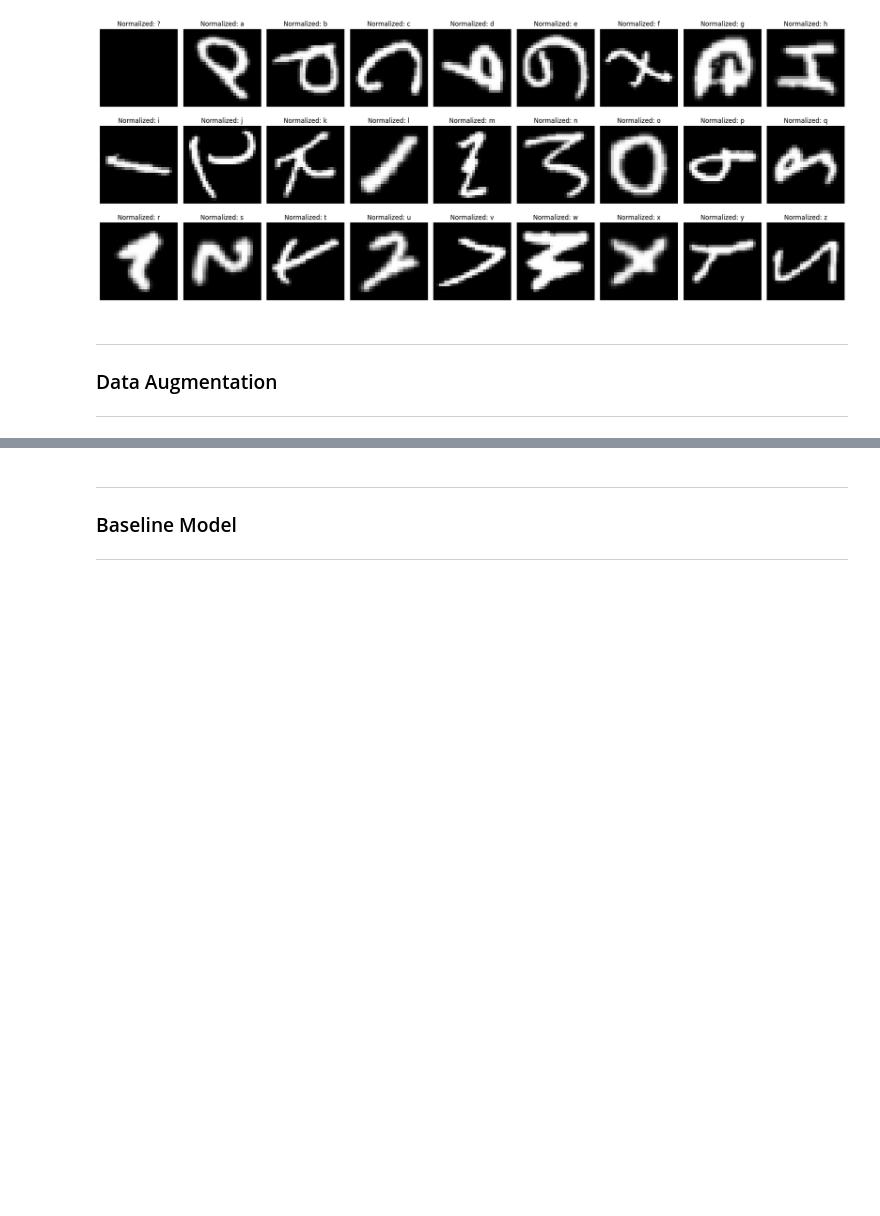
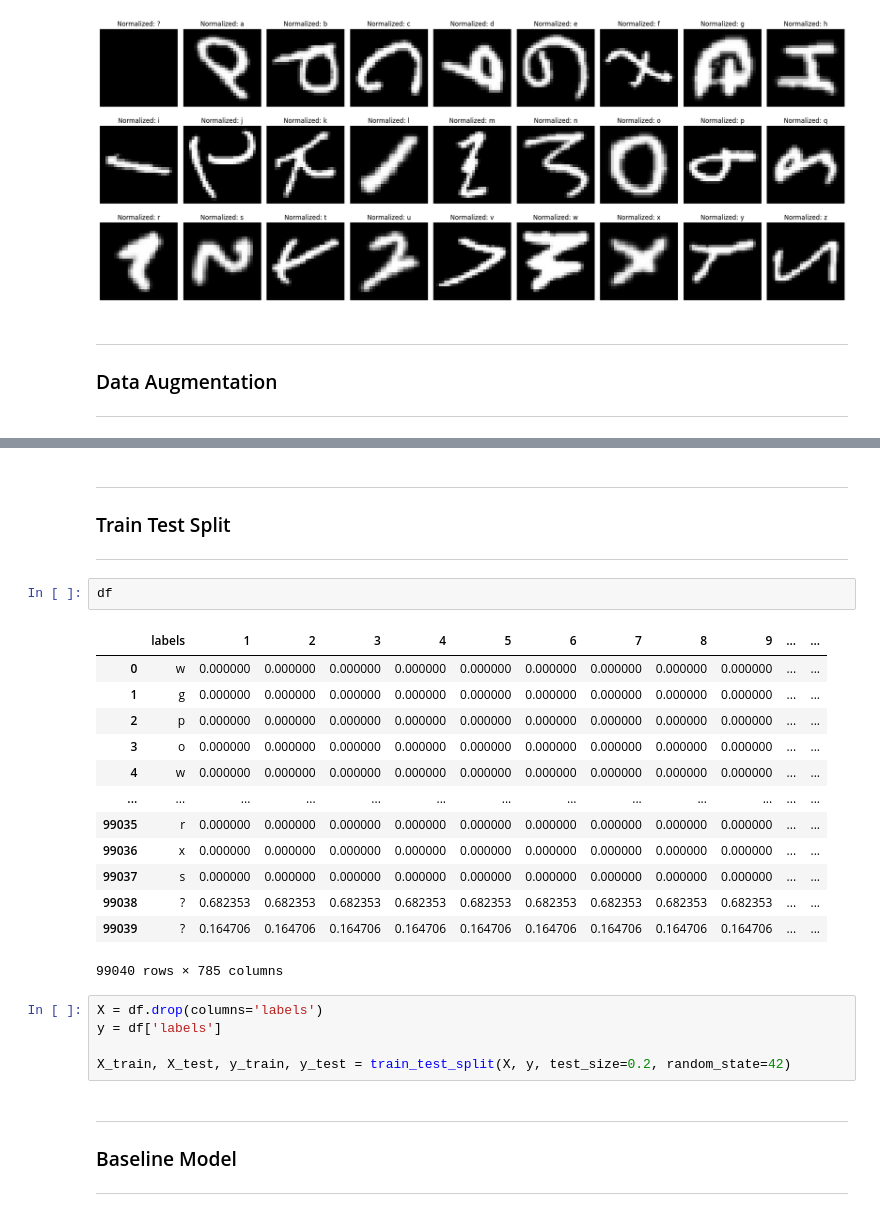
Before and after one commit to REHXZ/DELE_CA2, a Jupyter notebook: test.ipynb, the cells around one changed output, grey strips where cells are left out. Saved outputs shown, nothing was run; the diff lists cells and outputs as text; blank space fills up the shorter version.

```diff
--- a/test.ipynb
+++ b/test.ipynb
@@ -287,3 +292,28 @@ def augment_img(img):
+# %% [markdown]
+<hr>
+<h3>Train Test Split</h3>
+<hr>
+# %%
+df
+# %% [output]
+|  | labels | 1 | 2 | 3 | 4 | 5 | 6 | 7 | 8 | 9 | ... | ... |
+| 0 | w | 0.000000 | 0.000000 | 0.000000 | 0.000000 | 0.000000 | 0.000000 | 0.000000 | 0.000000 | 0.000000 | ... | ... |
+| 1 | g | 0.000000 | 0.000000 | 0.000000 | 0.000000 | 0.000000 | 0.000000 | 0.000000 | 0.000000 | 0.000000 | ... | ... |
+| 2 | p | 0.000000 | 0.000000 | 0.000000 | 0.000000 | 0.000000 | 0.000000 | 0.000000 | 0.000000 | 0.000000 | ... | ... |
+| 3 | o | 0.000000 | 0.000000 | 0.000000 | 0.000000 | 0.000000 | 0.000000 | 0.000000 | 0.000000 | 0.000000 | ... | ... |
+| 4 | w | 0.000000 | 0.000000 | 0.000000 | 0.000000 | 0.000000 | 0.000000 | 0.000000 | 0.000000 | 0.000000 | ... | ... |
+| ... | ... | ... | ... | ... | ... | ... | ... | ... | ... | ... | ... | ... |
+| 99035 | r | 0.000000 | 0.000000 | 0.000000 | 0.000000 | 0.000000 | 0.000000 | 0.000000 | 0.000000 | 0.000000 | ... | ... |
+| 99036 | x | 0.000000 | 0.000000 | 0.000000 | 0.000000 | 0.000000 | 0.000000 | 0.000000 | 0.000000 | 0.000000 | ... | ... |
+| 99037 | s | 0.000000 | 0.000000 | 0.000000 | 0.000000 | 0.000000 | 0.000000 | 0.000000 | 0.000000 | 0.000000 | ... | ... |
+| 99038 | ? | 0.682353 | 0.682353 | 0.682353 | 0.682353 | 0.682353 | 0.682353 | 0.682353 | 0.682353 | 0.682353 | ... | ... |
+| 99039 | ? | 0.164706 | 0.164706 | 0.164706 | 0.164706 | 0.164706 | 0.164706 | 0.164706 | 0.164706 | 0.164706 | ... | ... |
+99040 rows × 785 columns
+# %%
+X = df.drop(columns='labels')
+y = df['labels']
+
+X_train, X_test, y_train, y_test = train_test_split(X, y, test_size=0.2, random_state=42)
 # %% [markdown]
 <hr>
 <h3>Baseline Model</h3>
```
Also changed, not shown: parts of 6 cells of this notebook, 2 other files.
